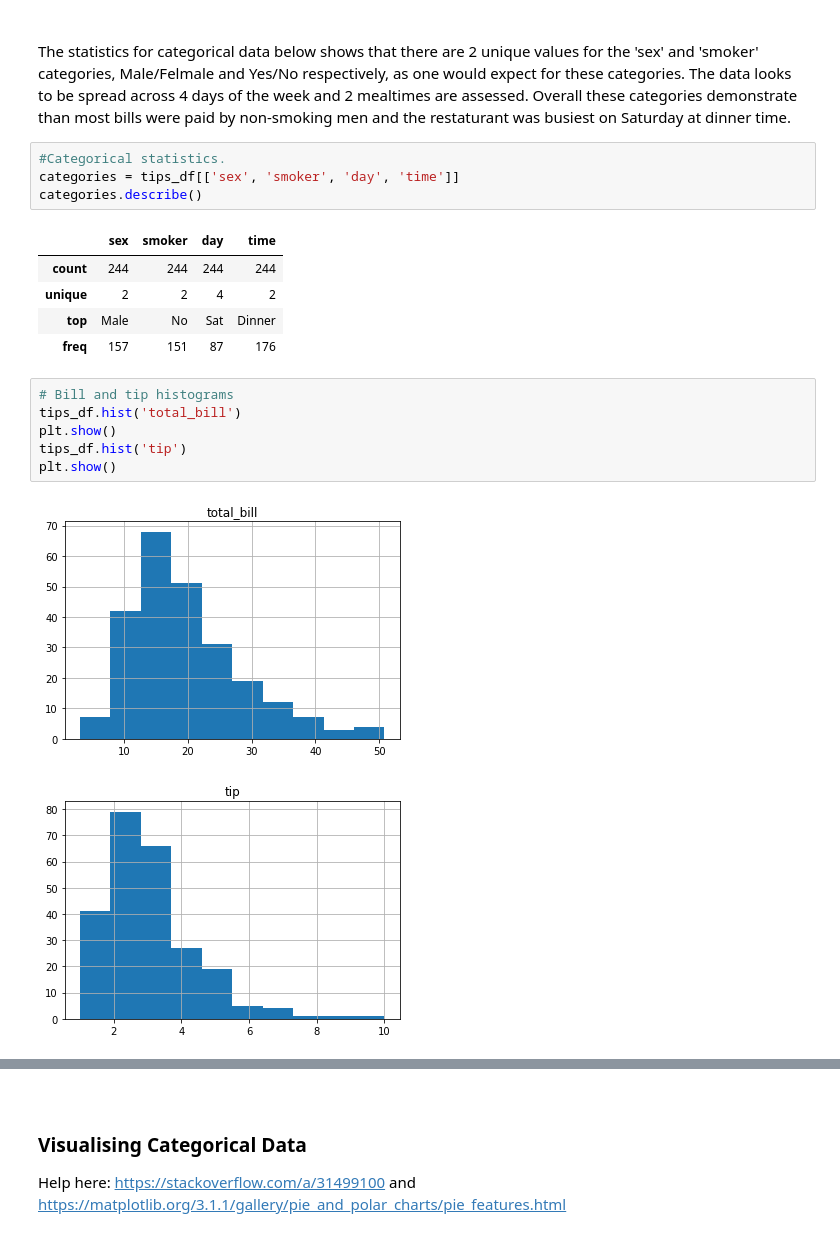
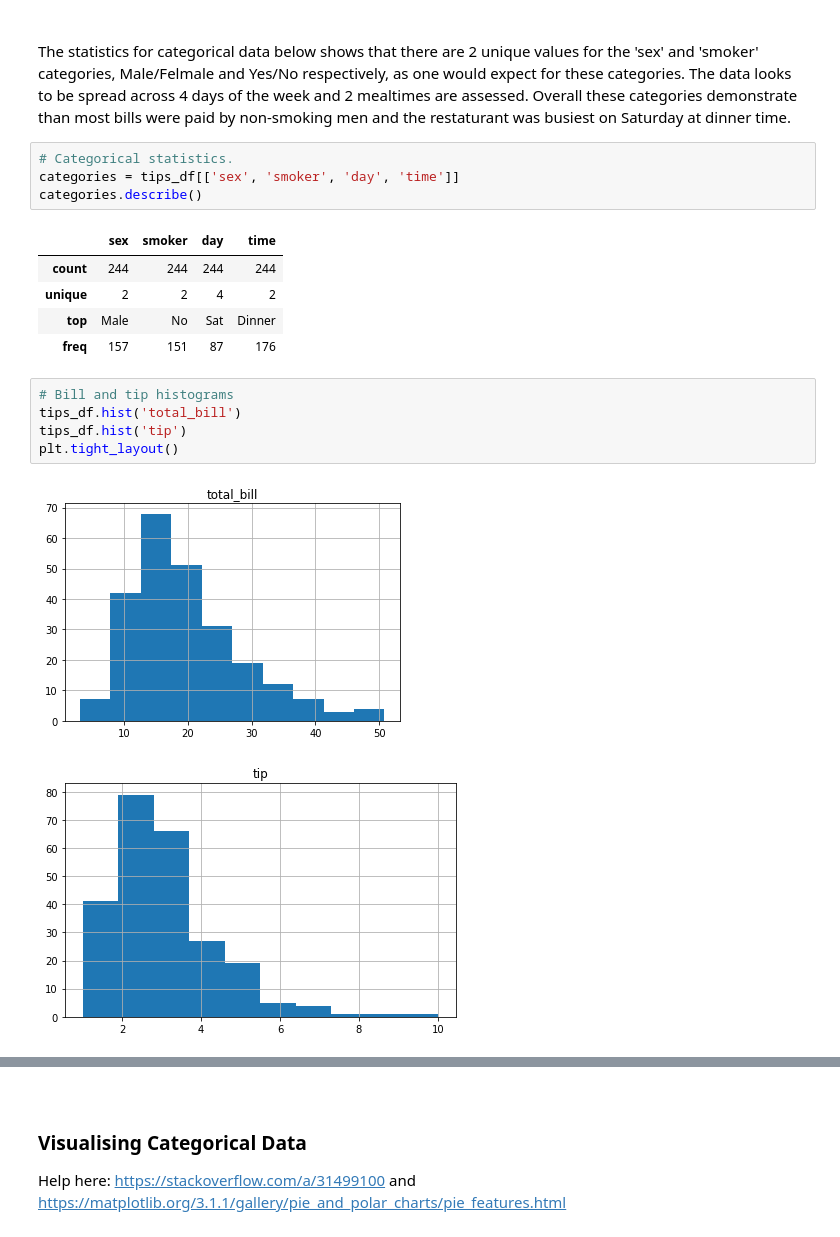
Before and after one commit to jennifer-ryan/fundamentals-project, a Jupyter notebook: tips_database_analysis.ipynb, the cells around one changed output, grey strips where cells are left out. Drawn from its saved outputs; the diff is of its cells as text.

```diff
--- a/tips_database_analysis.ipynb
+++ b/tips_database_analysis.ipynb
@@ -107,7 +108,7 @@ tips_df.describe()
 <br>
 The statistics for categorical data below shows that there are 2 unique values for the 'sex' and 'smoker' categories, Male/Felmale and Yes/No respectively, as one would expect for these categories. The data looks to be spread across 4 days of the week and 2 mealtimes are assessed. Overall these categories demonstrate than most bills were paid by non-smoking men and the restaturant was busiest on Saturday at dinner time.
 # %%
-#Categorical statistics.
+# Categorical statistics.
 categories = tips_df[['sex', 'smoker', 'day', 'time']]
 categories.describe()
 # %% [output]
@@ -119,9 +120,8 @@ categories.describe()
 # %%
 # Bill and tip histograms
 tips_df.hist('total_bill')
-plt.show()
 tips_df.hist('tip')
-plt.show()
+plt.tight_layout()
 # %% [output]
 [figure]
-[figure, old version]
+[figure, new version]
```
Also changed, not shown: parts of 17 cells of this notebook.
